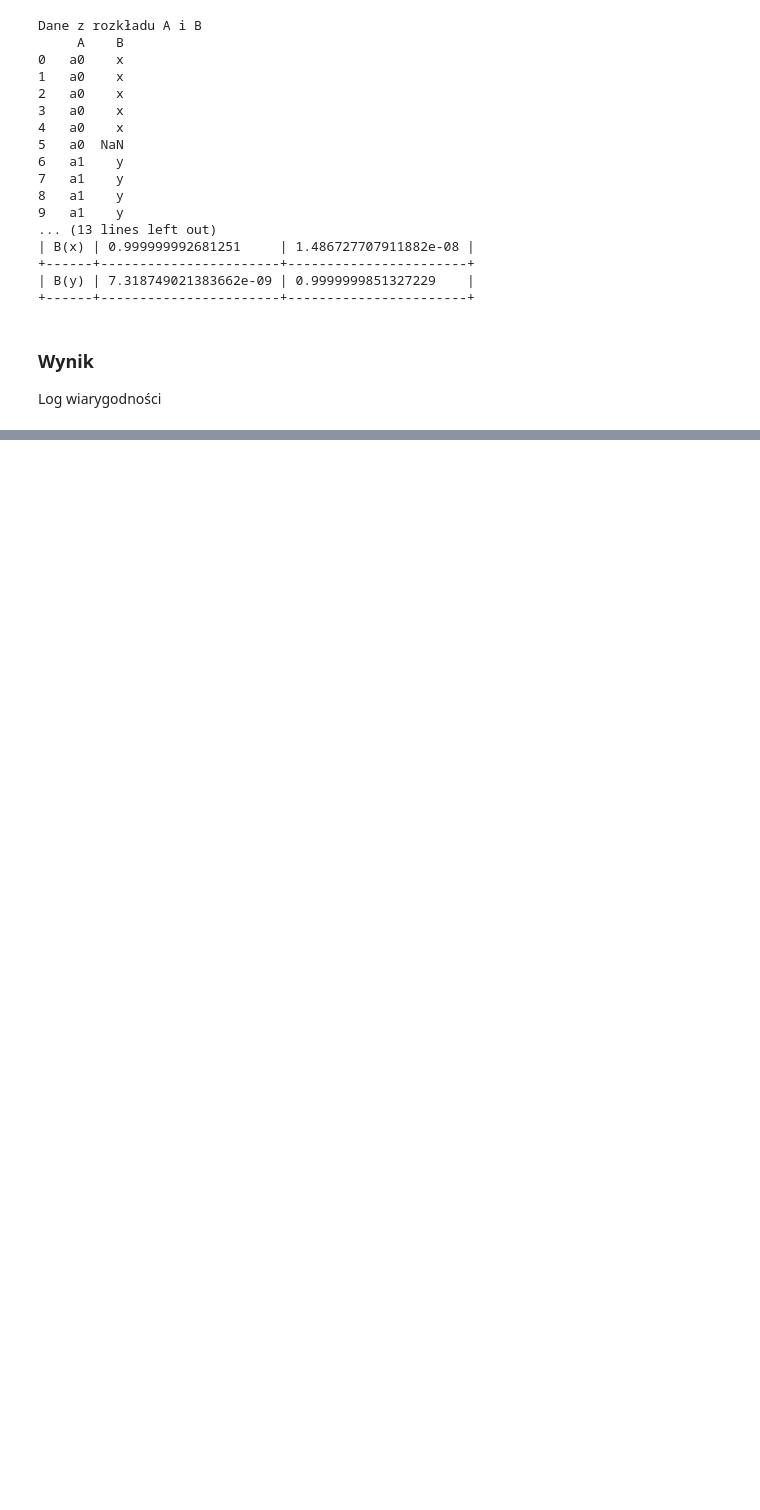
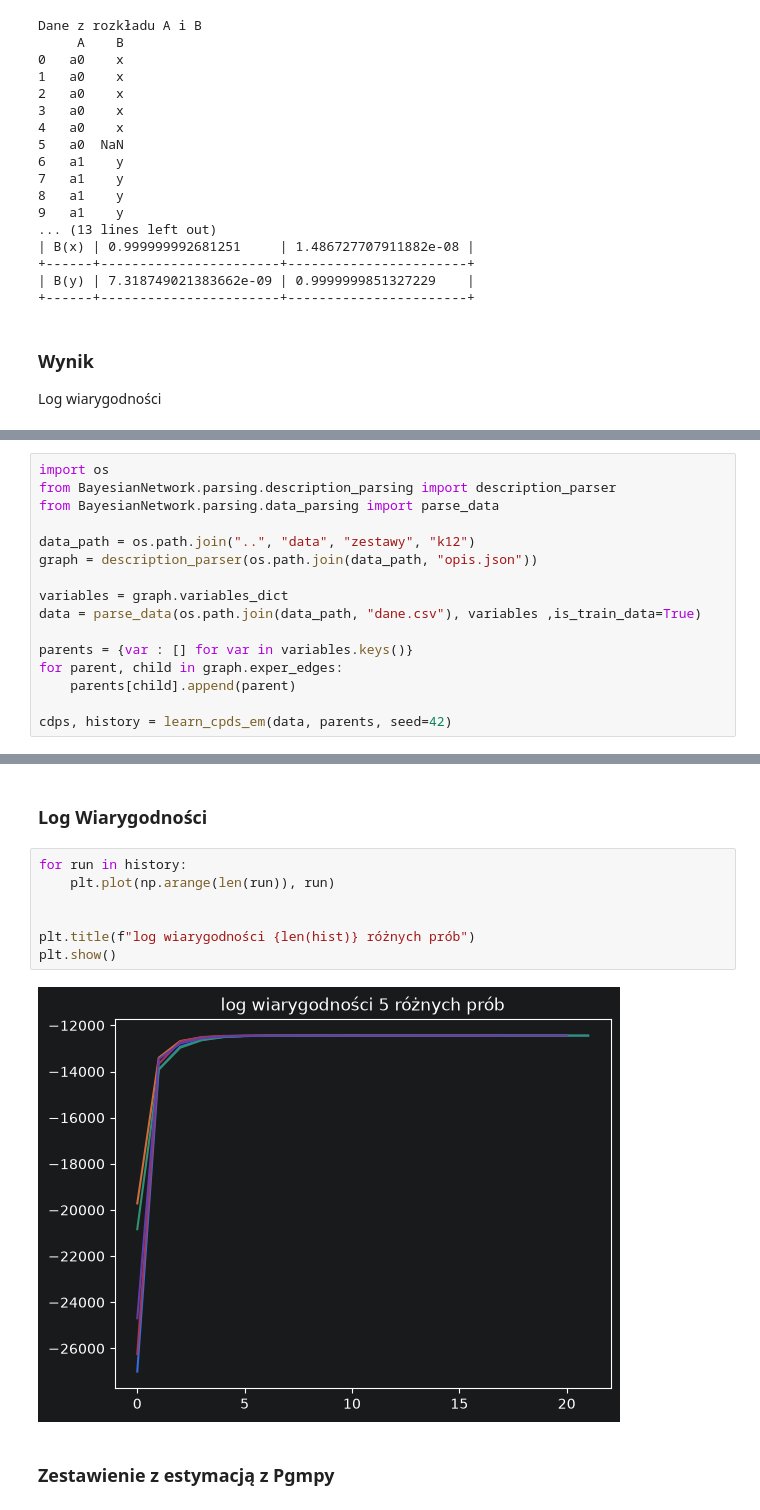
Before and after one commit to xXKeNdAmAmAsTeRXx/IFM_konwoledge_enginnering, a Jupyter notebook: src/ifm_konwoledge_enginnering/Bayesian_networks/notebooks/02_EM_algorithm.ipynb, the cells around one changed output, grey strips where cells are left out. Cells and saved outputs as stored; diff of their text form; blank space fills up the shorter version.

```diff
--- a/src/ifm_konwoledge_enginnering/Bayesian_networks/notebooks/02_EM_algorithm.ipynb
+++ b/src/ifm_konwoledge_enginnering/Bayesian_networks/notebooks/02_EM_algorithm.ipynb
@@ -68,0 +74,16 @@ for run in hist:
+# %%
+import os
+from BayesianNetwork.parsing.description_parsing import description_parser
+from BayesianNetwork.parsing.data_parsing import parse_data
+
+data_path = os.path.join("..", "data", "zestawy", "k12")
+graph = description_parser(os.path.join(data_path, "opis.json"))
+
+variables = graph.variables_dict
+data = parse_data(os.path.join(data_path, "dane.csv"), variables ,is_train_data=True)
+
+parents = {var : [] for var in variables.keys()}
+for parent, child in graph.exper_edges:
+    parents[child].append(parent)
+
+cdps, history = learn_cpds_em(data, parents, seed=42)
@@ -68,0 +112,13 @@ for run in hist:
+# %% [markdown]
+### Log Wiarygodności
+# %%
+for run in history:
+    plt.plot(np.arange(len(run)), run)
+
+
+plt.title(f"log wiarygodności {len(hist)} różnych prób")
+plt.show()
+# %% [output]
+[figure, added]
+# %% [markdown]
+### Zestawienie z estymacją z Pgmpy
```
Also changed, not shown: parts of 6 cells of this notebook.
